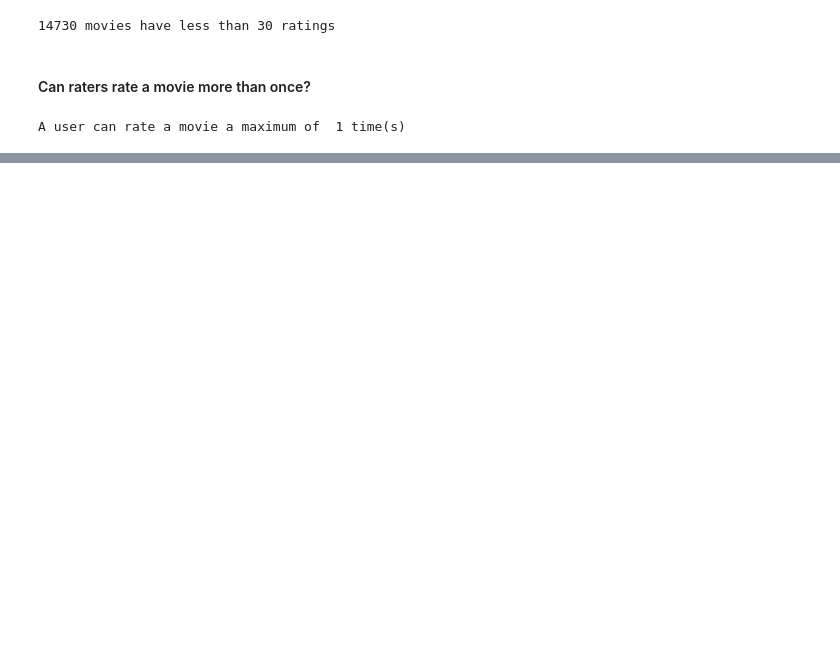
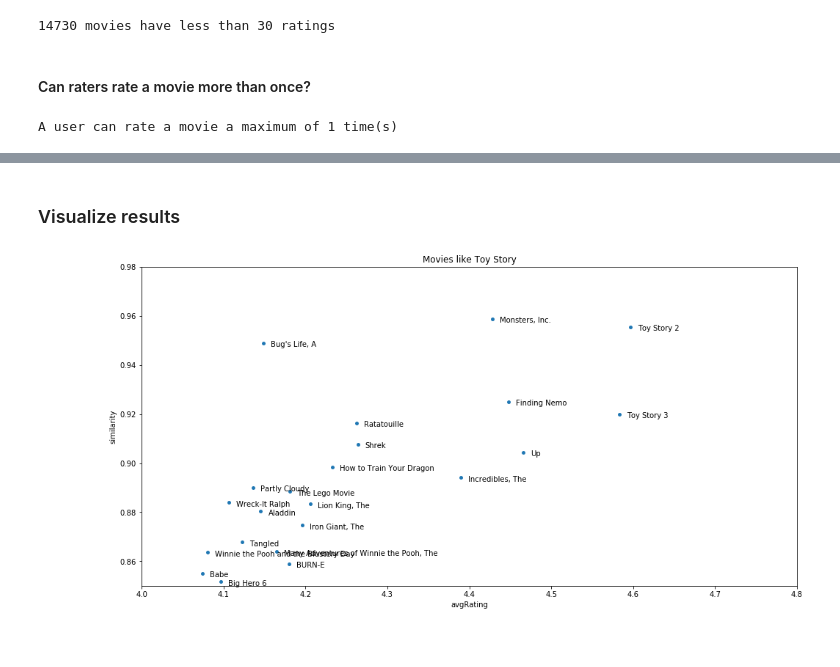
Before and after one commit to Ben-Gillman/filmzen.net, a Jupyter notebook: Movie Data Analysis.ipynb, the cells around one changed output, grey strips where cells are left out. Saved outputs shown, nothing was run; the diff lists cells and outputs as text; code cells hidden in the pictures; blank space fills up the shorter version.

```diff
--- a/Movie Data Analysis.ipynb
+++ b/Movie Data Analysis.ipynb
@@ -168,0 +364,3 @@ movies.head()
+# %%
+scores = pd.merge(liked_rated, genome_similarity, how='left', left_on=['ratedMovie', 'likedMovie'],
+               right_on=['movieId', 'movieId2'])
@@ -168,0 +376,8 @@ movies.head()
+# %%
+scores['score'] = scores.avgRating + scores.similarity
+# %%
+max_score = scores['score'].max()
+scores['score'] = max_score - scores['score'] + 0.000001
+scores = pd.merge(scores, movies_master[['title', 'movieId']], left_on='ratedMovie', right_on='movieId')
+# %%
+scores = scores[["likedMovie", "ratedMovie", "title", "avgRating", "countRating", "similarity", "score"]]
@@ -168,0 +396,11 @@ movies.head()
+# %% [markdown]
+### Visualize results
+# %%
+fig, ax = plt.subplots()
+movie_name = movies_master.loc[movies_master.movieId==1,"title"].values[0]
+scores[scores.likedMovie==1].plot(x="avgRating", y="similarity", kind='scatter', title="Movies like {}".format(movie_name),
+                                 xlim=(4, 4.8), ylim=(.85, .98), ax=ax, figsize=(16, 8), s=15)
+for index, row in scores[scores.likedMovie==1].iterrows():
+    ax.annotate(row.title, [row.avgRating, row.similarity], textcoords='offset points', xytext=(10,-5))
+# %% [output]
+[figure, added]
```
Also changed, not shown: parts of 41 cells of this notebook.
